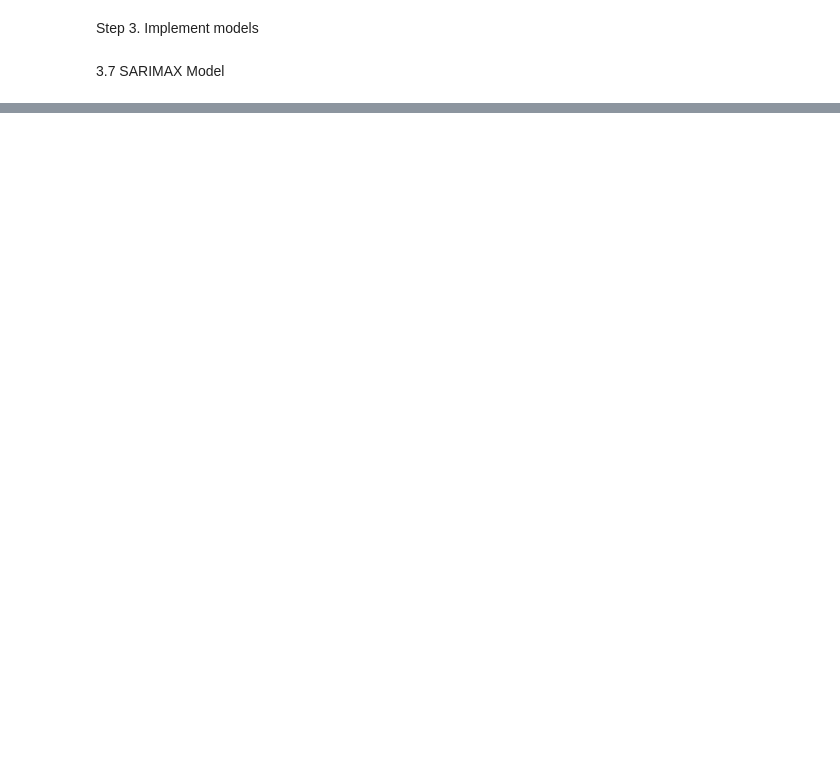
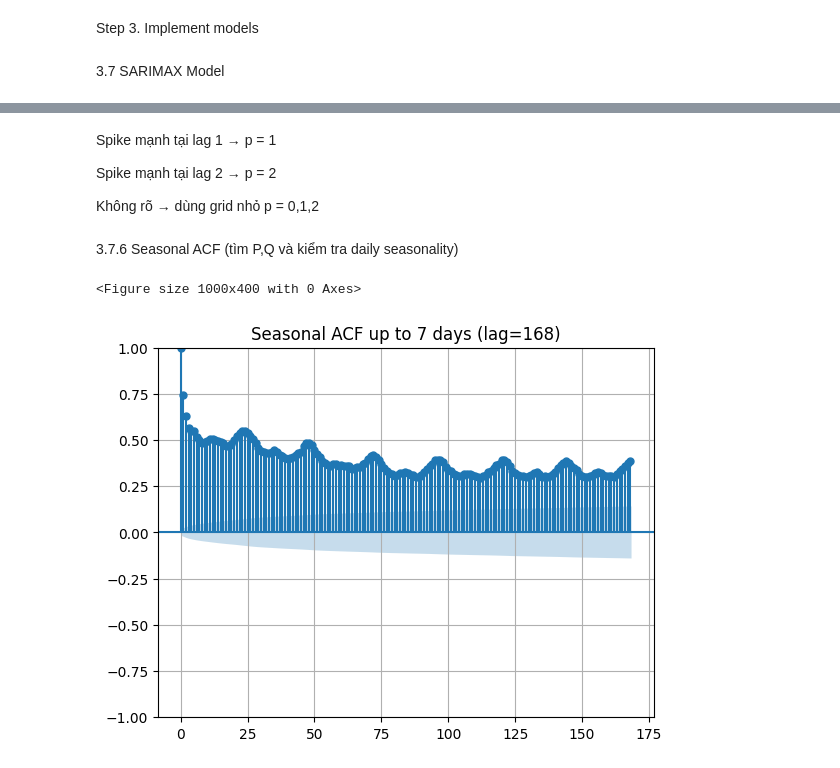
Before and after one commit to NuHuyn/mock2, a Jupyter notebook: Models/Sarimax/Sarimax.ipynb, the cells around one changed output, grey strips where cells are left out. Drawn from its saved outputs; the diff is of its cells as text; code cells hidden in the pictures; blank space fills up the shorter version.

```diff
--- a/Models/Sarimax/Sarimax.ipynb
+++ b/Models/Sarimax/Sarimax.ipynb
@@ -319,0 +376,17 @@ RMSE = 257.631
+# %% [markdown]
+Spike mạnh tại lag 1 → p = 1
+
+Spike mạnh tại lag 2 → p = 2
+
+Không rõ → dùng grid nhỏ p = 0,1,2
+# %% [markdown]
+3.7.6 Seasonal ACF (tìm P,Q và kiểm tra daily seasonality)
+# %%
+plt.figure(figsize=(10,4))
+plot_acf(series, lags=24*7)
+plt.title("Seasonal ACF up to 7 days (lag=168)")
+plt.grid(True)
+plt.show()
+# %% [output]
+<Figure size 1000x400 with 0 Axes>
+[figure, added]
```
Also changed, not shown: parts of 27 cells of this notebook, 1 other file.
